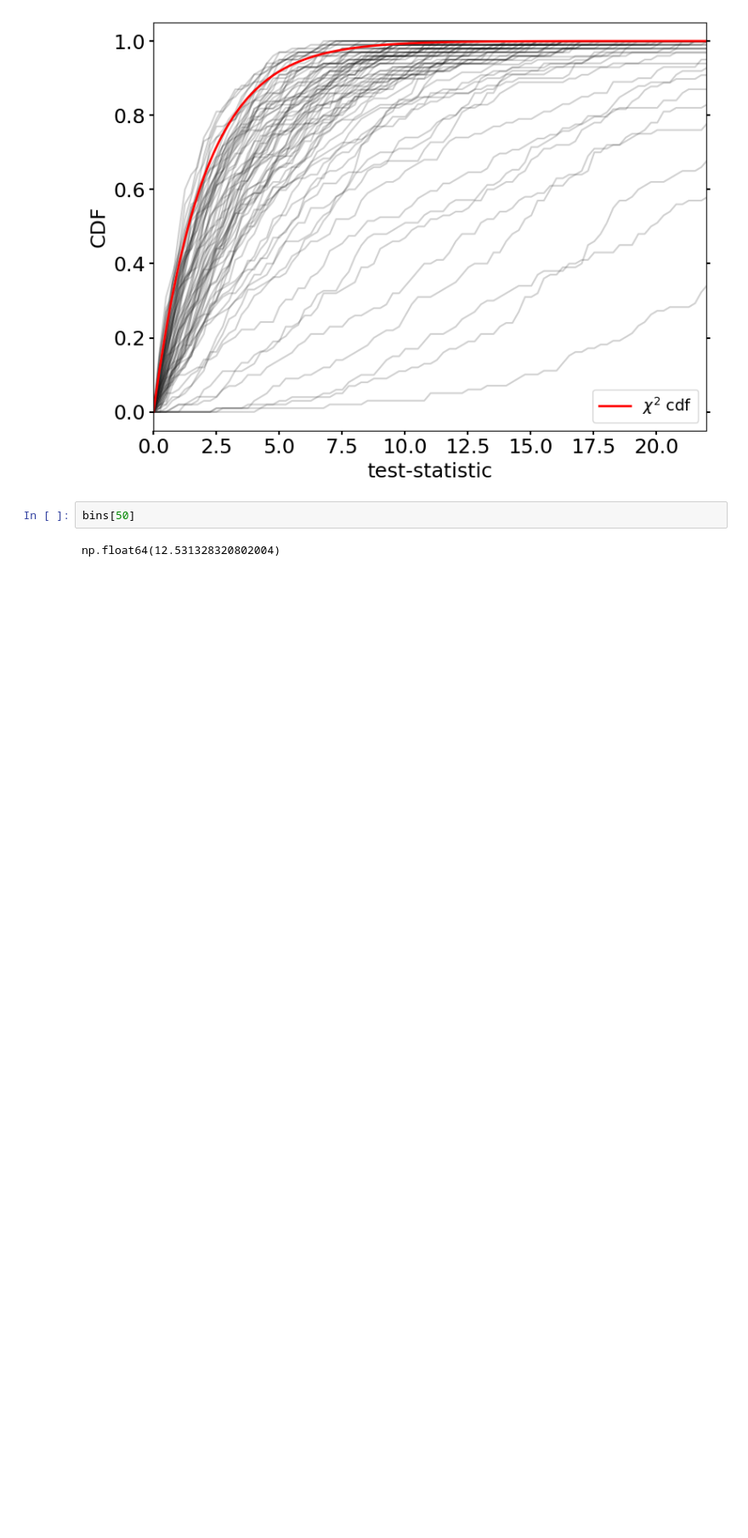
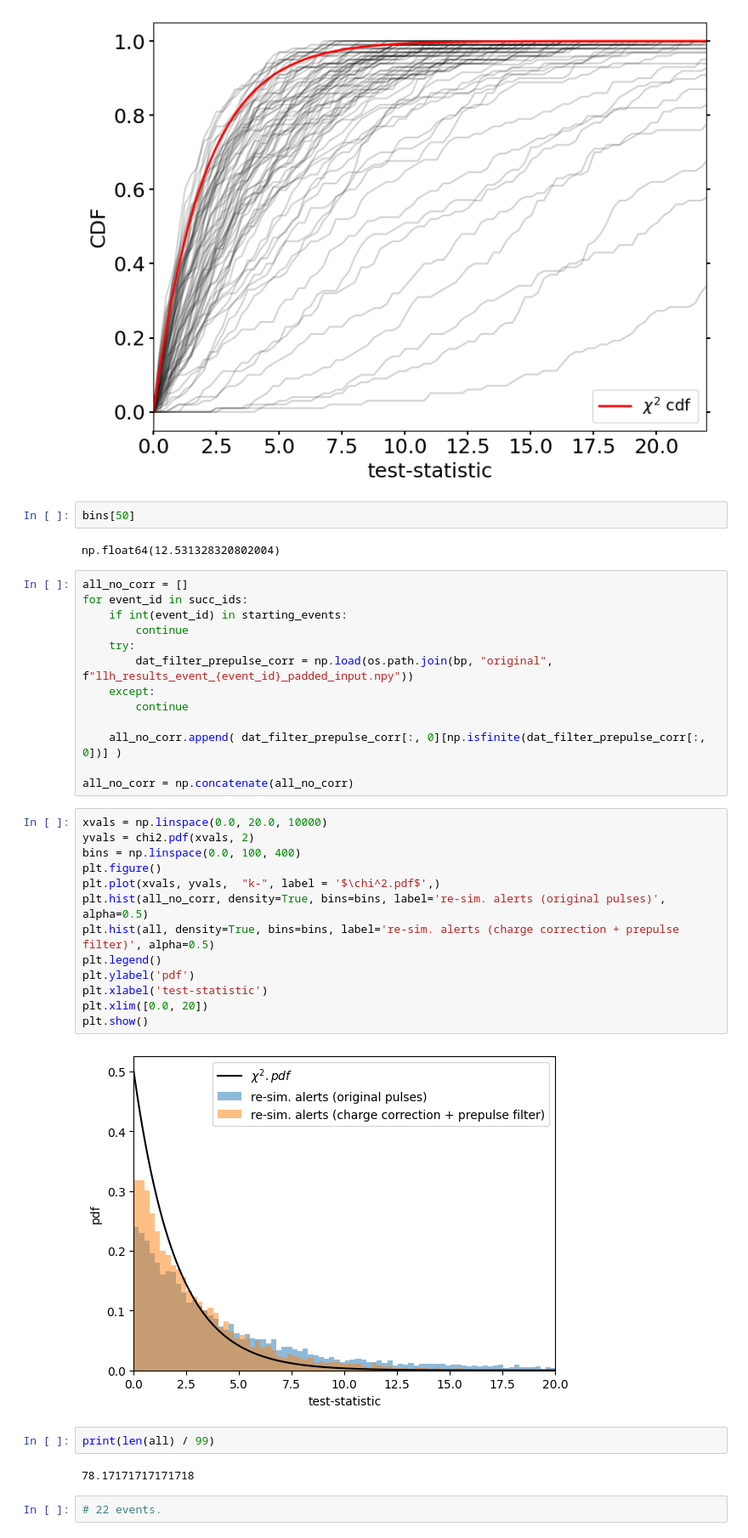
Before and after one commit to rishibbdb/TPN_DeV, a Jupyter notebook: dev/notebooks/test_statistics.ipynb, the cells around one changed output. Shown at 85% size. Cells and saved outputs as stored; diff of their text form; blank space fills up the shorter version.

```diff
--- a/dev/notebooks/test_statistics.ipynb
+++ b/dev/notebooks/test_statistics.ipynb
@@ -479,3 +479,37 @@ plt.show()
 bins[50]
 # %% [output]
 np.float64(12.531328320802004)
+# %%
+all_no_corr = []
+for event_id in succ_ids:
+    if int(event_id) in starting_events:
+        continue
+    try:
+        dat_filter_prepulse_corr = np.load(os.path.join(bp, "original", f"llh_results_event_{event_id}_padded_input.npy"))
+    except:
+        continue
+
+    all_no_corr.append( dat_filter_prepulse_corr[:, 0][np.isfinite(dat_filter_prepulse_corr[:, 0])] )
+
+all_no_corr = np.concatenate(all_no_corr)
+# %%
+xvals = np.linspace(0.0, 20.0, 10000)
+yvals = chi2.pdf(xvals, 2)
+bins = np.linspace(0.0, 100, 400)
+plt.figure()
+plt.plot(xvals, yvals,  "k-", label = '$\chi^2.pdf$',)
+plt.hist(all_no_corr, density=True, bins=bins, label='re-sim. alerts (original pulses)', alpha=0.5)
+plt.hist(all, density=True, bins=bins, label='re-sim. alerts (charge correction + prepulse filter)', alpha=0.5)
+plt.legend()
+plt.ylabel('pdf')
+plt.xlabel('test-statistic')
+plt.xlim([0.0, 20])
+plt.show()
+# %% [output]
+[figure, added]
+# %%
+print(len(all) / 99)
+# %% [output]
+78.17171717171718
+# %%
+# 22 events.
```
Also changed, not shown: 3 other files.
